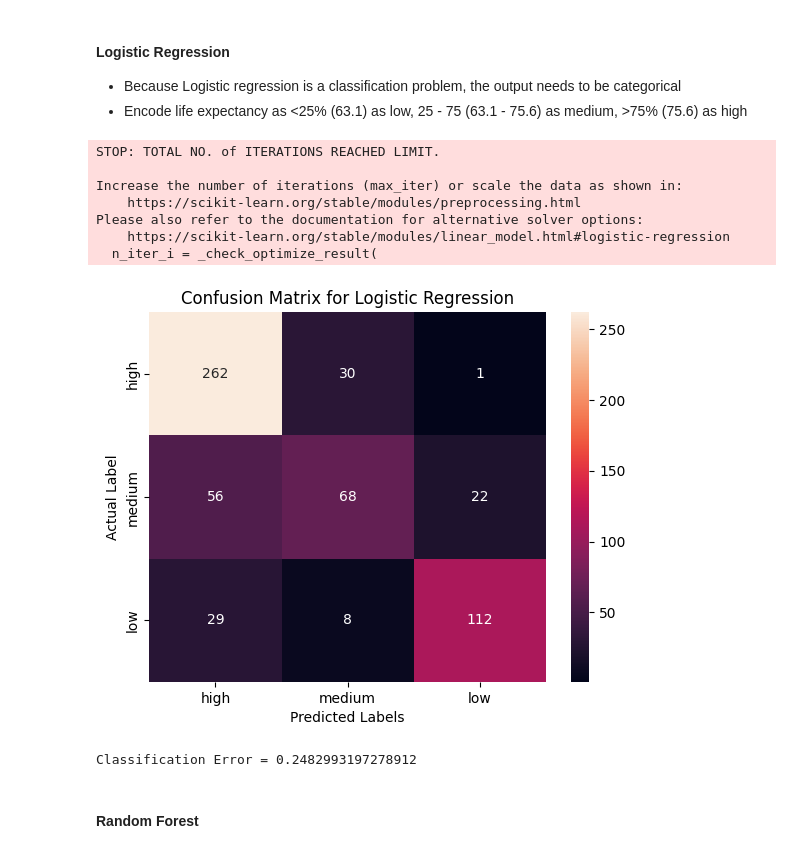
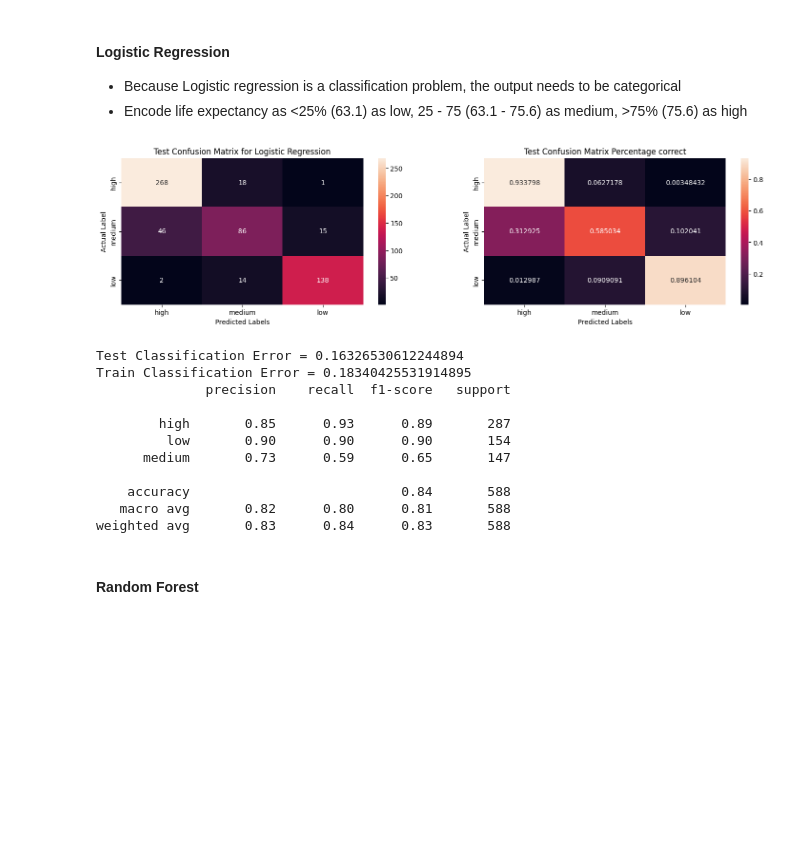
Before and after one commit to rishab-t0910/stat432_final_project, a Jupyter notebook: final_project.ipynb, the cells around one changed output. Drawn from its saved outputs; the diff is of its cells as text; code cells hidden in the pictures; blank space fills up the shorter version.

```diff
--- a/final_project.ipynb
+++ b/final_project.ipynb
@@ -74,0 +96,7 @@ life_exp_var
+# %%
+pred = list(life_exp_var[life_exp_var['Column'] != 'Life expectancy']['Column'])
+
+std_df = df[pred].copy().std()
+std_df = std_df[std_df.values > 1]
+
+pred = list(std_df.index)
@@ -113,58 +142,75 @@ Name: Life expectancy, dtype: float64
 - Because Logistic regression is a classification problem, the output needs to be categorical
 - Encode life expectancy as <25% (63.1) as low, 25 - 75 (63.1 - 75.6) as medium, >75% (75.6) as high
 # %%
-np.random.seed(42)
-
-pred = list(life_exp_var[life_exp_var['Column'] != 'Life expectancy']['Column'])
+np.random.seed(12)
 model_df = df.copy()
+fig, axes = plt.subplots(nrows=1, ncols=2, figsize = (18, 4))
+classes = ['high', 'medium', 'low']
 
 ## Bounds for low, medium, high expectancy
 q1 = df['Life expectancy'].describe().loc['25%']
 q2 = df['Life expectancy'].describe().loc['50%']
 q3 = df['Life expectancy'].describe().loc['75%']
 
-model_df['Life expectancy'] = model_df['Life expectancy'].apply(lambda x: "low" if x < q1 else('medium' if x <= q2 else 'high'))
+model_df['Life expectancy'] = model_df['Life expectancy'].apply(lambda x: "low" if x < q1 else("medium" if x <= q2 else "high"))
 
 X, y = model_df[pred], model_df['Life expectancy']
 
 ## Split train and test
 shuffle_df = model_df.sample(frac=1)
 train_idx = int(0.8 * len(shuffle_df))
-
 train_data, test_data = shuffle_df.head(train_idx), shuffle_df.tail(len(shuffle_df) - train_idx)
 
-X_train, y_train = train_data[pred], train_data['Life expectancy']
-X_test, y_test = test_data[pred], test_data['Life expectancy']
+scaler = StandardScaler()
+X_train, y_train = scaler.fit_transform(train_data[pred]), train_data['Life expectancy']
+X_test, y_test = scaler.fit_transform(test_data[pred]), test_data['Life expectancy']
 
 # Construct model
 log_mod = LogisticRegression(random_state = 4)
 log_mod.fit(X_train, y_train)
 y_pred = log_mod.predict(X_test)
+y_train_pred = log_mod.predict(X_train)
 
 ## Combine results in df
 results = pd.DataFrame({"Country": test_data['Country'], "Year": test_data['Year'], "Prediction": y_pred, "Actual": y_test})
 
-conf_matrix = confusion_matrix(y_true=y_test, y_pred=y_pred, labels = ['high', 'medium', 'low'])
-sns.heatmap(conf_matrix, annot = True, fmt = 'g')
-plt.xlabel("Predicted Labels")
-plt.ylabel("Actual Label")
-plt.title("Confusion Matrix for Logistic Regression")
-plt.xticks(ticks = [0.5, 1.5, 2.5], labels=['high', 'medium', 'low'])
-plt.yticks(ticks = [0.5, 1.5, 2.5], labels=['high', 'medium', 'low'])
+test_conf_matrix = confusion_matrix(y_true=y_test, y_pred=y_pred, labels = ['high', 'medium', 'low'])
+sns.heatmap(test_conf_matrix, annot = True, fmt = 'g', ax=axes[0])
+axes[0].set_xlabel("Predicted Labels")
+axes[0].set_ylabel("Actual Label")
+axes[0].set_title("Test Confusion Matrix for Logistic Regression")
+axes[0].set_xticks(ticks = [0.5, 1.5, 2.5], labels = classes)
+axes[0].set_yticks(ticks = [0.5, 1.5, 2.5], labels = classes)
+
+row_sum = np.sum(test_conf_matrix, axis=1)
+percent_confusion = test_conf_matrix/row_sum[:, np.newaxis]
+sns.heatmap(percent_confusion, annot = True, fmt = 'g', ax=axes[1])
+axes[1].set_xlabel("Predicted Labels")
+axes[1].set_ylabel("Actual Label")
+axes[1].set_title("Test Confusion Matrix Percentage correct")
+axes[1].set_xticks(ticks = [0.5, 1.5, 2.5], labels = classes)
+axes[1].set_yticks(ticks = [0.5, 1.5, 2.5], labels = classes)
 plt.show()
 
-classification_error = 1-(sum(np.diag(conf_matrix))/sum(sum(conf_matrix)))
+test_classification_error = 1-(sum(np.diag(test_conf_matrix))/sum(sum(test_conf_matrix)))
 
-print("Classification Error =", classification_error)
+print("Test Classification Error =", test_classification_error)
+print("Train Classification Error =", 1-accuracy_score(y_true = y_train, y_pred=y_train_pred))
+
+## Recall = Sensitivity = TP/(TP + FN), Precision = TP/(TP + FP), F1 score = 2 * Precision * Sensitivity/(Precision + Sensitivity), Support = Row Sum
+print(classification_report(y_true = y_test, y_pred = y_pred))
 # %% [output]
+[figure, new version]
-STOP: TOTAL NO. of ITERATIONS REACHED LIMIT.
+Test Classification Error = 0.16326530612244894
+Train Classification Error = 0.18340425531914895
+              precision    recall  f1-score   support
 
-Increase the number of iterations (max_iter) or scale the data as shown in:
-    https://scikit-learn.org/stable/modules/preprocessing.html
-Please also refer to the documentation for alternative solver options:
-    https://scikit-learn.org/stable/modules/linear_model.html#logistic-regression
-  n_iter_i = _check_optimize_result(
+        high       0.85      0.93      0.89       287
+         low       0.90      0.90      0.90       154
+      medium       0.73      0.59      0.65       147
+
+    accuracy                           0.84       588
+   macro avg       0.82      0.80      0.81       588
+weighted avg       0.83      0.84      0.83       588
-[figure, old version]
-Classification Error = 0.2482993197278912
 # %% [markdown]
 #### Random Forest
```
Also changed, not shown: parts of 7 cells of this notebook, 1 other file.
